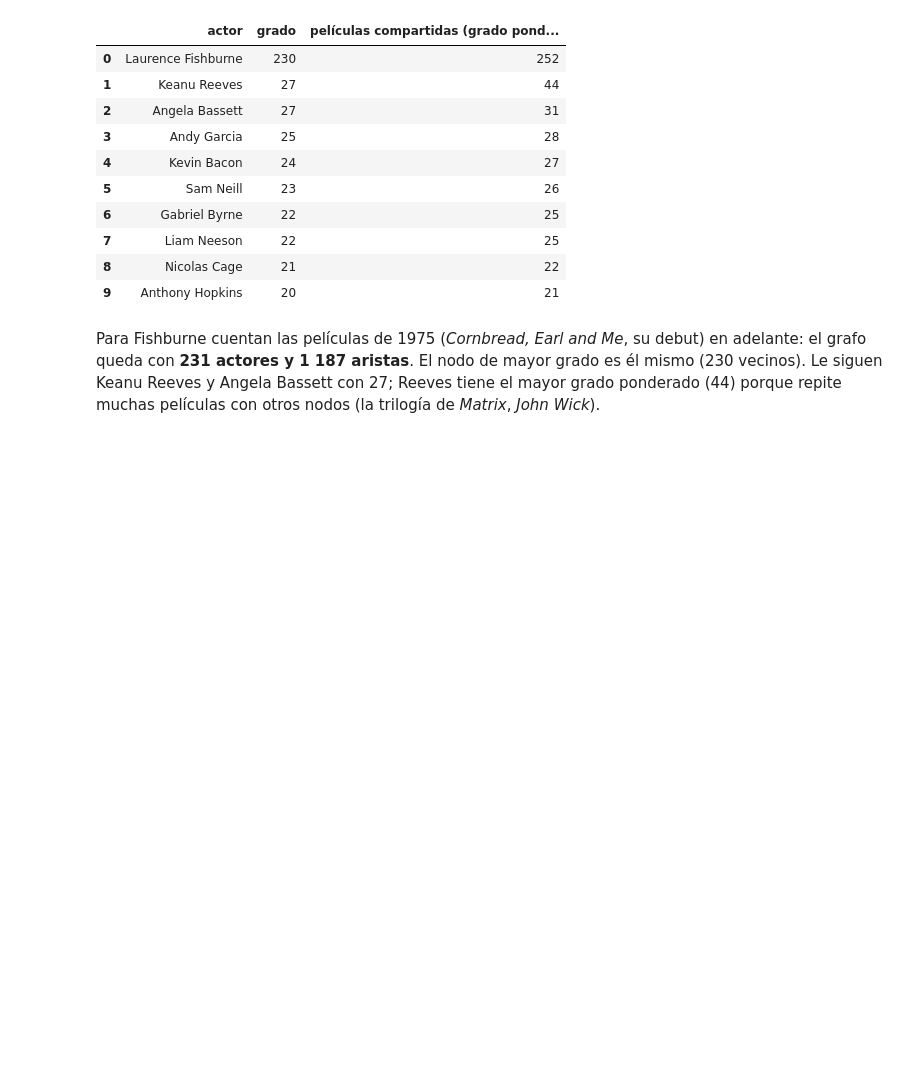
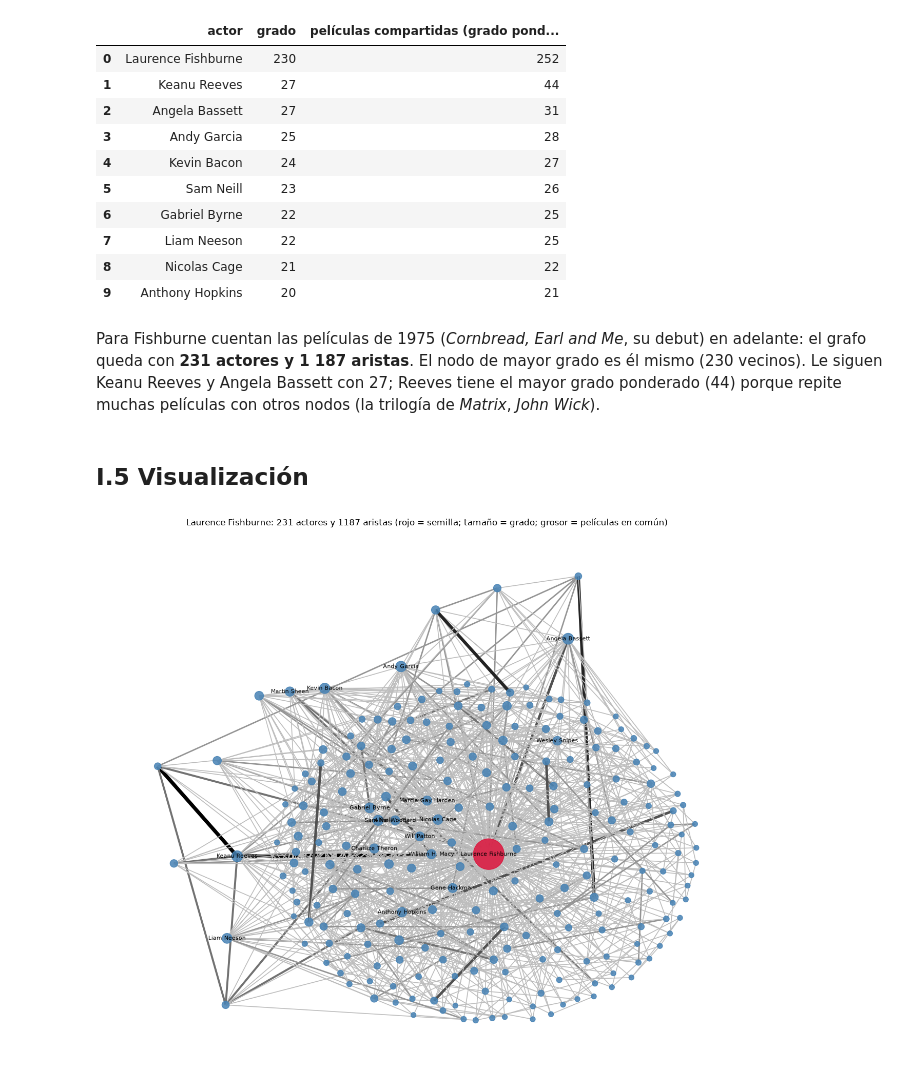
Before and after one commit to NohelEstradaP/grafo-colaboracion-laurence-fishburne, a Jupyter notebook: fishburne.ipynb, the cells around one changed output. Cells and saved outputs as stored; diff of their text form; code cells hidden in the pictures; blank space fills up the shorter version.

Commit message:
Figura del grafo

```diff
--- a/fishburne.ipynb
+++ b/fishburne.ipynb
@@ -115,3 +115,25 @@ Para Fishburne cuentan las películas de 1975 (*Cornbread, Earl and Me*, su debu
 **231 actores y 1 187 aristas**. El nodo de mayor grado es él mismo (230 vecinos). Le siguen Keanu Reeves y Angela Bassett
 con 27; Reeves tiene el mayor grado ponderado (44) porque repite muchas películas con otros nodos (la trilogía de *Matrix*,
 *John Wick*).
+# %% [markdown]
+## I.5 Visualización
+# %%
+G = nx.from_numpy_array(A)
+G = nx.relabel_nodes(G, dict(enumerate(orden)))
+coords = nx.kamada_kawai_layout(G)
+fig, ax = plt.subplots(figsize=(13, 11))
+pesos = np.array([G[u][v]["weight"] for u, v in G.edges])
+nx.draw_networkx_edges(G, coords, ax=ax, width=0.4 + 0.8 * pesos, edge_color=pesos, edge_cmap=plt.cm.Greys,
+                       edge_vmin=-2, edge_vmax=pesos.max())
+nx.draw_networkx_nodes(G, coords, ax=ax, node_size=[20 + 8 * grado[n] for n in G.nodes],
+                       node_color=["crimson" if n == SEMILLA else "steelblue" for n in G.nodes], alpha=0.85)
+mayores = sorted(grado, key=grado.get, reverse=True)[:18]
+nx.draw_networkx_labels(G, coords, {n: g.names[n] for n in mayores}, font_size=8, ax=ax)
+ax.set_title(f"{ACTOR}: {g.total_nodes()} actores y {g.total_edges()} aristas (rojo = semilla; tamaño = grado; "
+             "grosor = películas en común)")
+ax.axis("off")
+fig.tight_layout()
+fig.savefig("figuras/grafo_fishburne.png", dpi=160)
+plt.show()
+# %% [output]
+[figure, added]
```
Also changed, not shown: 1 other file.
